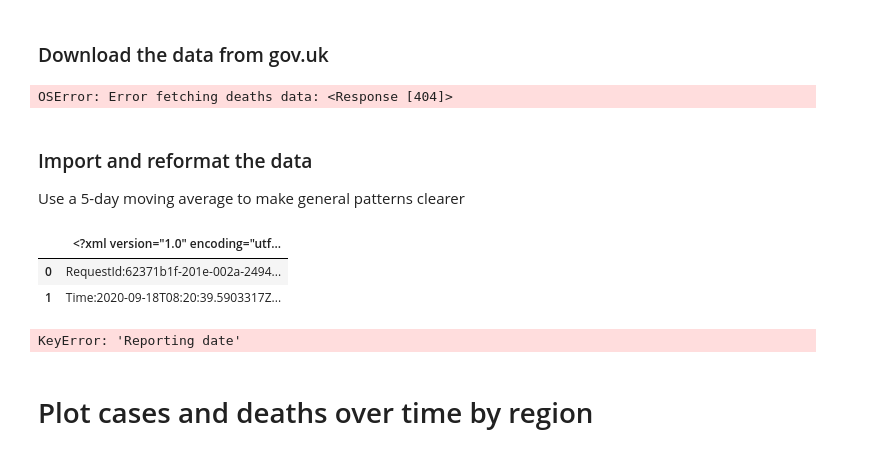
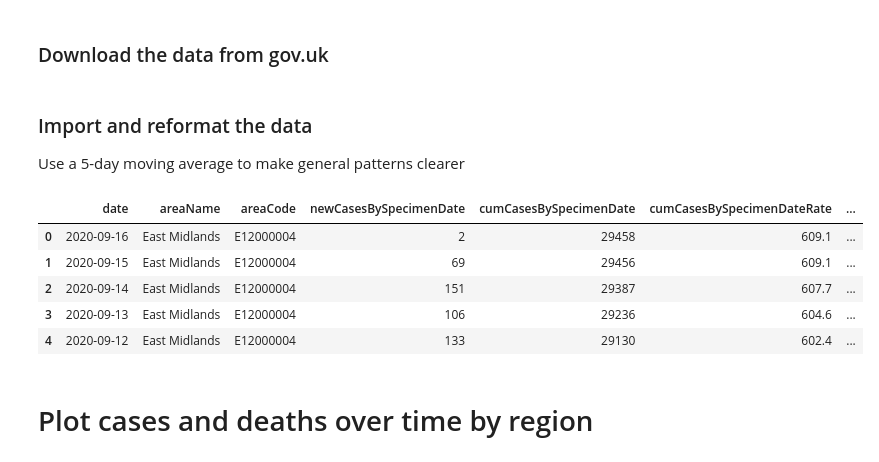
Before and after one commit to thompsonsed/covid_testing, a Jupyter notebook: covid_plots.ipynb, the cells around one changed output. Drawn from its saved outputs; the diff is of its cells as text; code cells hidden in the pictures.

```diff
--- a/covid_plots.ipynb
+++ b/covid_plots.ipynb
@@ -25,8 +20,0 @@ with cases_path.open("wb") as p:
-# %%
-deaths_request = requests.get("https://coronavirus.data.gov.uk/downloads/csv/coronavirus-deaths_latest.csv")
-if deaths_request.status_code != 200:
-    raise IOError(f"Error fetching deaths data: {deaths_request}")
-with death_path.open("wb") as p:
-    p.write(deaths_request.content)
-# %% [output]
-OSError: Error fetching deaths data: <Response [404]>
@@ -42,0 +46,9 @@ n_days=5
+# %%
+covid_data.head()
+# %% [output]
+|  | date | areaName | areaCode | newCasesBySpecimenDate | cumCasesBySpecimenDate | cumCasesBySpecimenDateRate | ... |
+| 0 | 2020-09-16 | East Midlands | E12000004 | 2 | 29458 | 609.1 | ... |
+| 1 | 2020-09-15 | East Midlands | E12000004 | 69 | 29456 | 609.1 | ... |
+| 2 | 2020-09-14 | East Midlands | E12000004 | 151 | 29387 | 607.7 | ... |
+| 3 | 2020-09-13 | East Midlands | E12000004 | 106 | 29236 | 604.6 | ... |
+| 4 | 2020-09-12 | East Midlands | E12000004 | 133 | 29130 | 602.4 | ... |
@@ -57,31 +70,17 @@ region_data = (region_data
 )
 region_data = region_data[~ pd.isna(region_data[f"Daily lab-confirmed cases ({n_days} day average)"])]
-# %%
-covid_deaths = pd.read_csv(pathlib.Path("data", "coronavirus-deaths_latest.csv"))
-covid_deaths
-# %% [output]
-|  | <?xml version="1.0" encoding="utf... |
-| 0 | RequestId:62371b1f-201e-002a-2494... |
-| 1 | Time:2020-09-18T08:20:39.5903317Z... |
 # %%
-covid_deaths = pd.read_csv(pathlib.Path("data", "coronavirus-deaths_latest.csv"))
-covid_deaths["Reporting date"] = pd.to_datetime(covid_deaths["Reporting date"])
-region_deaths = covid_deaths[covid_deaths["Area type"] == "nation"]
-
-region_deaths = (region_deaths
- .sort_values(by=["Reporting date"])
-     .set_index(["Reporting date"])
- .groupby(["Area name"])
-     ["Daily change in deaths"]
- .rolling(3)
+region_deaths = (covid_data
+ .sort_values(by=["date"])
+     .set_index(["date"])
+ .groupby(["areaName"])
+     ["newDeaths28DaysByDeathDate"]
+ .rolling(n_days)
  .mean()
  .reset_index()
-#  .drop(["level_1"], axis=1)
  .rename(columns={
-      "Daily change in deaths" : f"New deaths ({n_days} day average)"
+      "newDeaths28DaysByDeathDate" : f"New deaths ({n_days} day average)"
   })
-  .merge(region_deaths)
+  .merge(covid_data)
 )
 region_deaths = region_deaths[~ pd.isna(region_deaths[f"New deaths ({n_days} day average)"])]
-# %% [output]
-KeyError: 'Reporting date'
```
Also changed, not shown: parts of 13 cells of this notebook.
